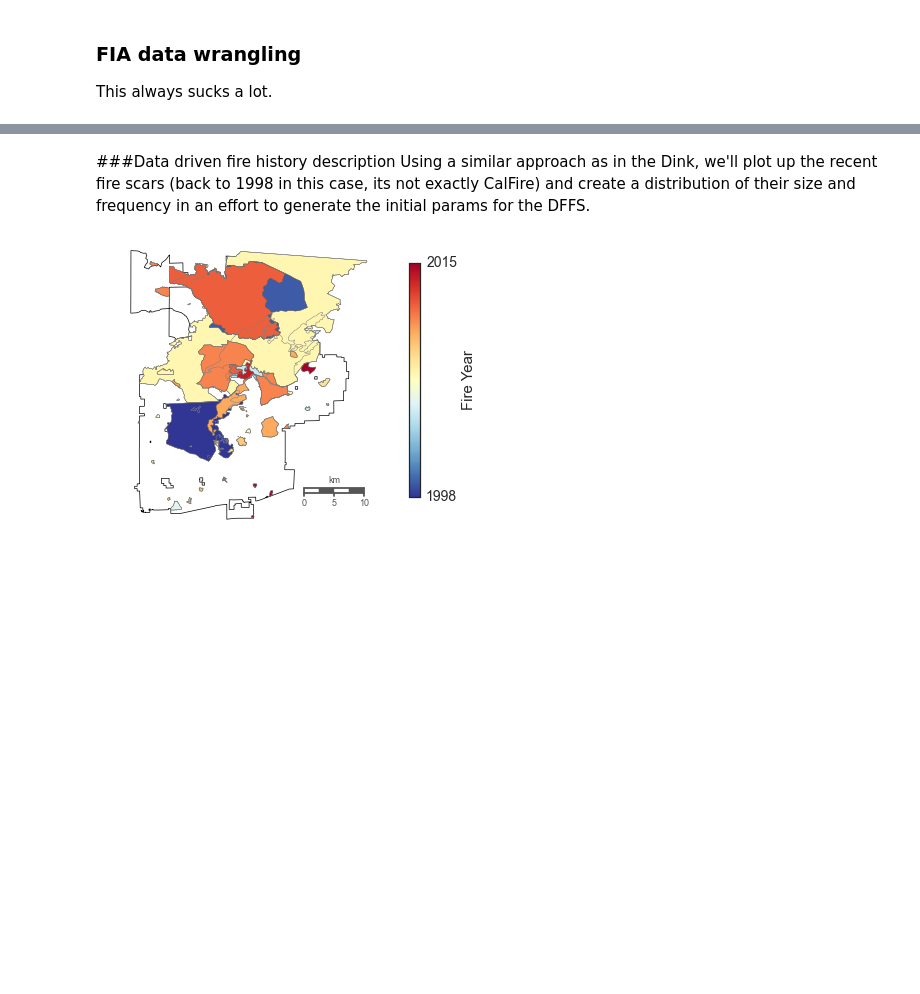
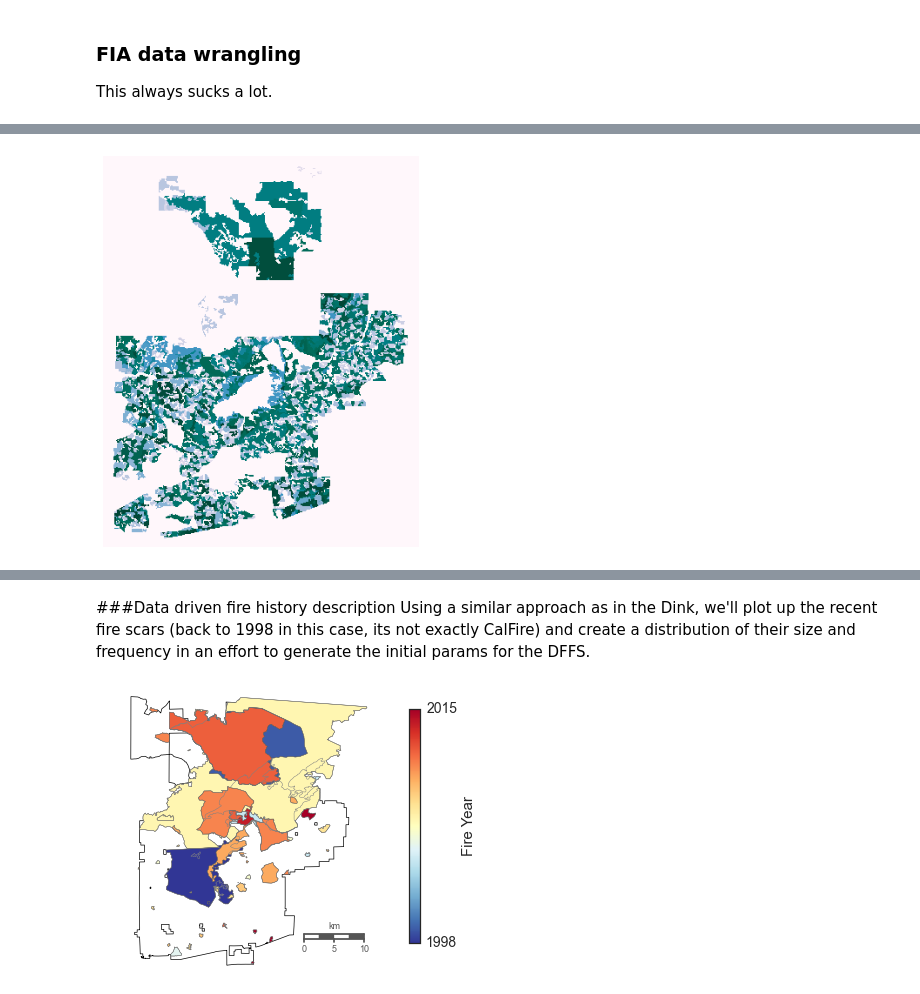
Before and after one commit to djkrofch/Osceola, a Jupyter notebook: Osceola_ModelSetup.ipynb, the cells around one changed output, grey strips where cells are left out. Cells and saved outputs as stored; diff of their text form; code cells hidden in the pictures; blank space fills up the shorter version.

```diff
--- a/Osceola_ModelSetup.ipynb
+++ b/Osceola_ModelSetup.ipynb
@@ -444,0 +499,9 @@ plotsubsetLL = plotsubset[(plotsubset.LAT > 30.17) &
+# %%
+vegAgeData = importRaster('C:/Research/Osceola/SpatialData/ageraster_utm.tif')
+
+vegAgeData[vegAgeData > 200] = 0
+
+f, (ax1) = plt.subplots(1,1, figsize = (7,7))
+plotRaster(vegAgeData, ax = ax1, cmap = 'PuBuGn', vmin = 0, vmax = 100)
+# %% [output]
+[figure, added]
```
Also changed, not shown: parts of 27 cells of this notebook.
